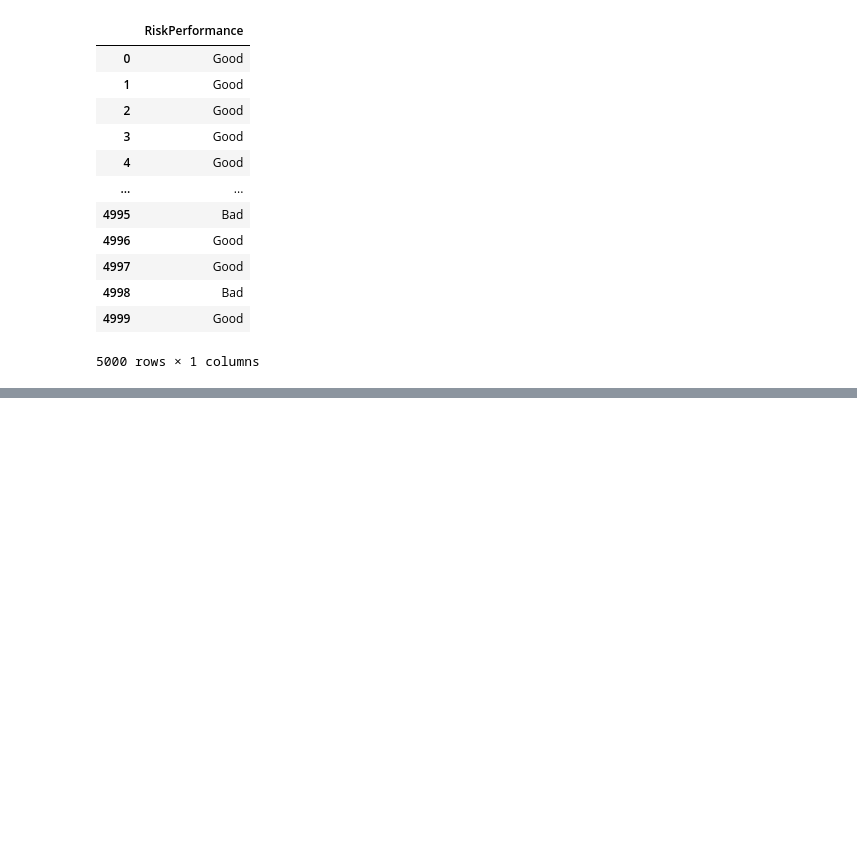
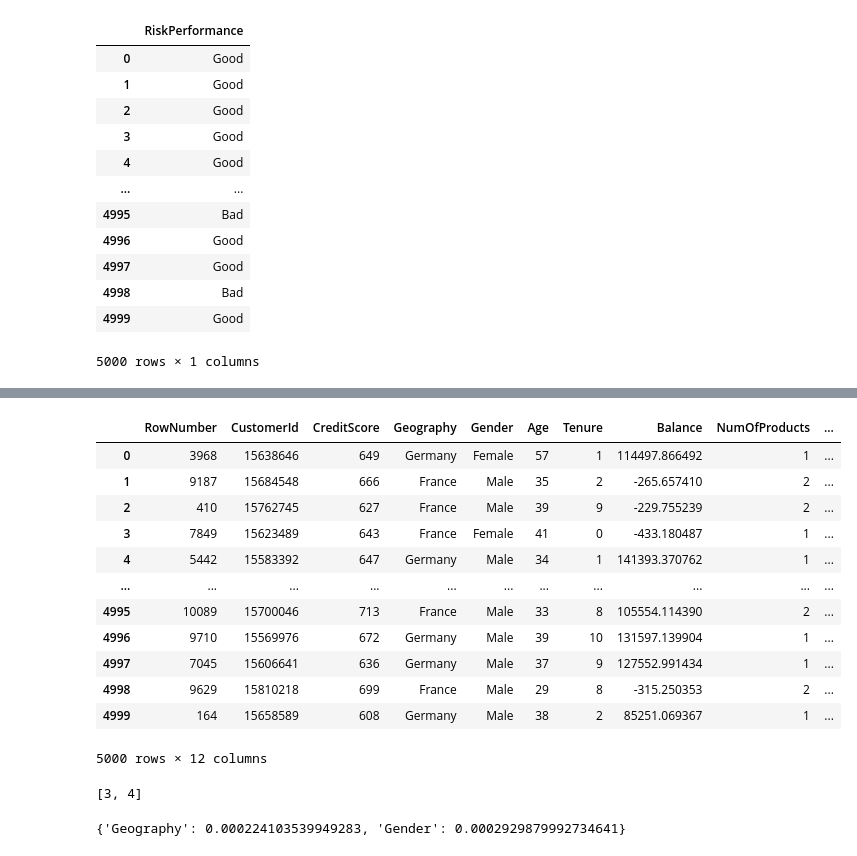
Before and after one commit to arc-arnob/Silofuse-reproduced, a Jupyter notebook: notebooks/1.0-vae-tvae-initial.ipynb, the cells around one changed output, grey strips where cells are left out. Saved outputs shown, nothing was run; the diff lists cells and outputs as text; code cells hidden in the pictures; blank space fills up the shorter version.

```diff
--- a/notebooks/1.0-vae-tvae-initial.ipynb
+++ b/notebooks/1.0-vae-tvae-initial.ipynb
@@ -1211,0 +1282,21 @@ heloc_gen.to_csv('../data/external/heloc_gen_w_label.csv')
+# %%
+churn_syn_data
+# %% [output]
+|  | RowNumber | CustomerId | CreditScore | Geography | Gender | Age | Tenure | Balance | NumOfProducts | ... |
+| 0 | 3968 | 15638646 | 649 | Germany | Female | 57 | 1 | 114497.866492 | 1 | ... |
+| 1 | 9187 | 15684548 | 666 | France | Male | 35 | 2 | -265.657410 | 2 | ... |
+| 2 | 410 | 15762745 | 627 | France | Male | 39 | 9 | -229.755239 | 2 | ... |
+| 3 | 7849 | 15623489 | 643 | France | Female | 41 | 0 | -433.180487 | 1 | ... |
+| 4 | 5442 | 15583392 | 647 | Germany | Male | 34 | 1 | 141393.370762 | 1 | ... |
+| ... | ... | ... | ... | ... | ... | ... | ... | ... | ... | ... |
+| 4995 | 10089 | 15700046 | 713 | France | Male | 33 | 8 | 105554.114390 | 2 | ... |
+| 4996 | 9710 | 15569976 | 672 | Germany | Male | 39 | 10 | 131597.139904 | 1 | ... |
+| 4997 | 7045 | 15606641 | 636 | Germany | Male | 37 | 9 | 127552.991434 | 1 | ... |
+| 4998 | 9629 | 15810218 | 699 | France | Male | 29 | 8 | -315.250353 | 2 | ... |
+| 4999 | 164 | 15658589 | 608 | Germany | Male | 38 | 2 | 85251.069367 | 1 | ... |
+5000 rows × 12 columns
+# %%
+churn_num, churn_cat = prepare_data(churn)
+churn_cat
+# %% [output]
+[3, 4]
@@ -1211,0 +1351,4 @@ heloc_gen.to_csv('../data/external/heloc_gen_w_label.csv')
+# %%
+compute_theils_u(churn.iloc[:5000, :], churn_syn_data, churn_cat)
+# %% [output]
+{'Geography': 0.000224103539949283, 'Gender': 0.0002929879992734641}
```
Also changed, not shown: parts of 8 cells of this notebook, 2 other files.
